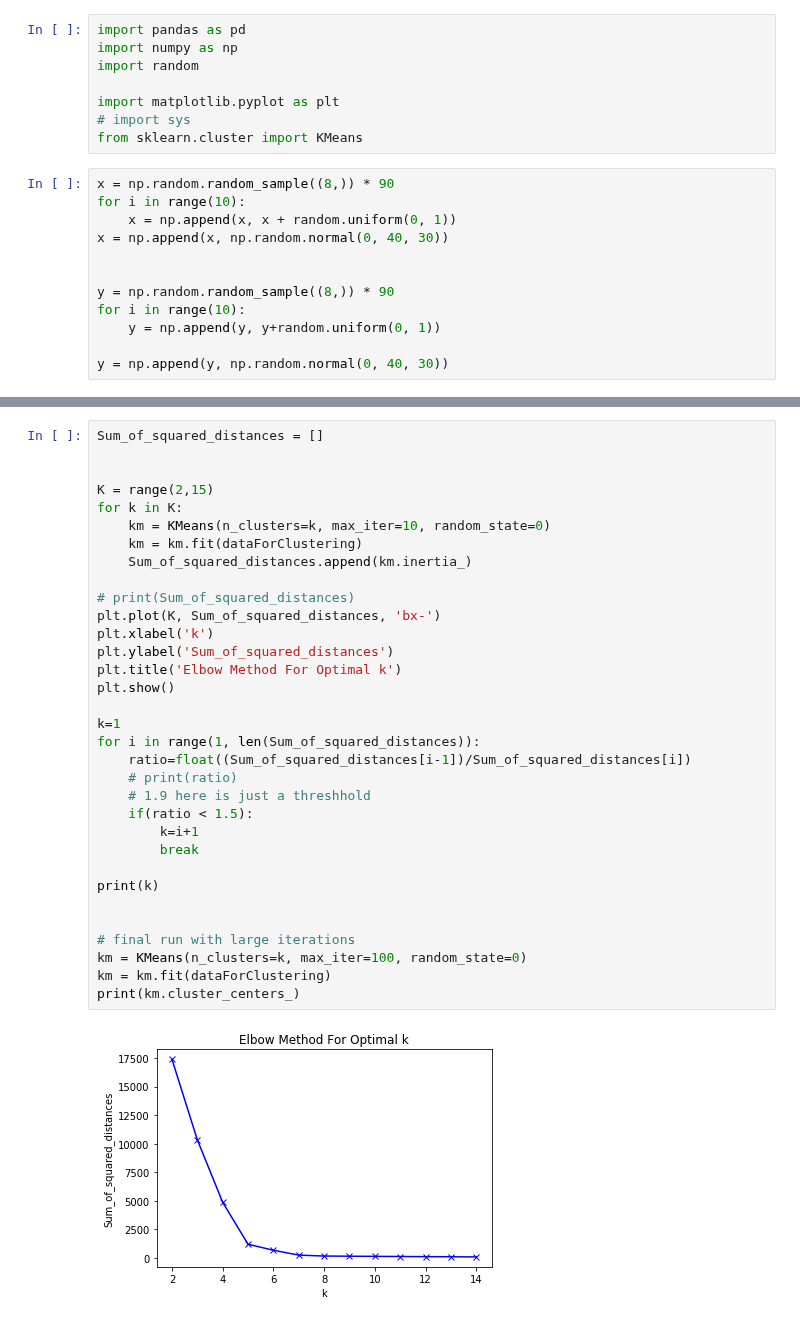
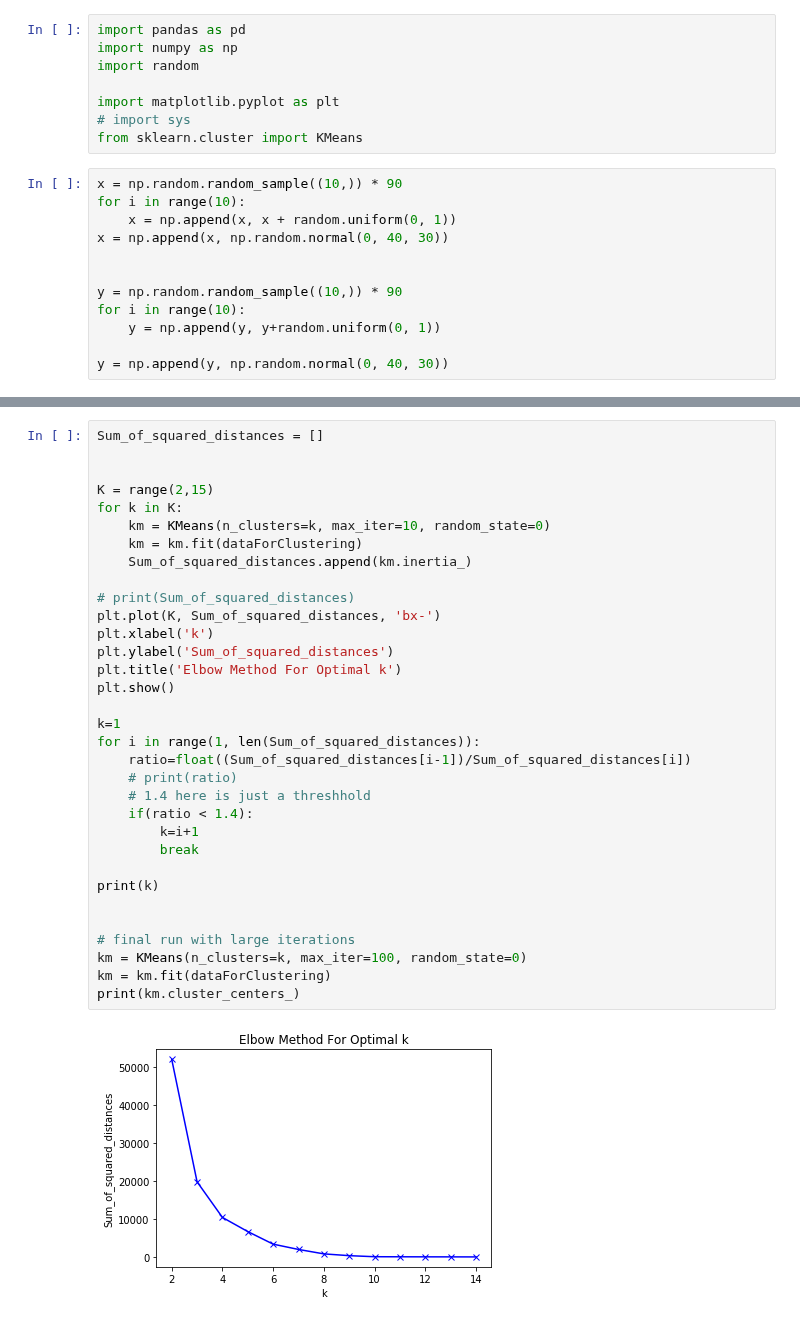
Before and after one commit to kiat/debs2019, a Jupyter notebook: src/notebooks/Test3.ipynb, the cells around one changed output, grey strips where cells are left out. Saved outputs shown, nothing was run; the diff lists cells and outputs as text.

```diff
--- a/src/notebooks/Test3.ipynb
+++ b/src/notebooks/Test3.ipynb
@@ -7,13 +7,13 @@ import matplotlib.pyplot as plt
 # import sys
 from sklearn.cluster import KMeans
 # %%
-x = np.random.random_sample((8,)) * 90
+x = np.random.random_sample((10,)) * 90
 for i in range(10):
     x = np.append(x, x + random.uniform(0, 1))
 x = np.append(x, np.random.normal(0, 40, 30))
 
 
-y = np.random.random_sample((8,)) * 90
+y = np.random.random_sample((10,)) * 90
 for i in range(10):
     y = np.append(y, y+random.uniform(0, 1))
 
@@ -178,33 +162,33 @@ Sum_of_squared_distances = []
 
 
 K = range(2,15)
 for k in K:
     km = KMeans(n_clusters=k, max_iter=10, random_state=0)
     km = km.fit(dataForClustering)
     Sum_of_squared_distances.append(km.inertia_)
 
 # print(Sum_of_squared_distances)
 plt.plot(K, Sum_of_squared_distances, 'bx-')
 plt.xlabel('k')
 plt.ylabel('Sum_of_squared_distances')
 plt.title('Elbow Method For Optimal k')
 plt.show()
 
 k=1
 for i in range(1, len(Sum_of_squared_distances)):
     ratio=float((Sum_of_squared_distances[i-1])/Sum_of_squared_distances[i])
     # print(ratio)
-    # 1.9 here is just a threshhold
-    if(ratio < 1.5):
+    # 1.4 here is just a threshhold
+    if(ratio < 1.4):
         k=i+1
         break
 
 print(k)
 
 
 # final run with large iterations
 km = KMeans(n_clusters=k, max_iter=100, random_state=0)
 km = km.fit(dataForClustering)
 print(km.cluster_centers_)
 # %% [output]
-[figure, old version]
+[figure, new version]
```
Also changed, not shown: parts of 6 cells of this notebook.
